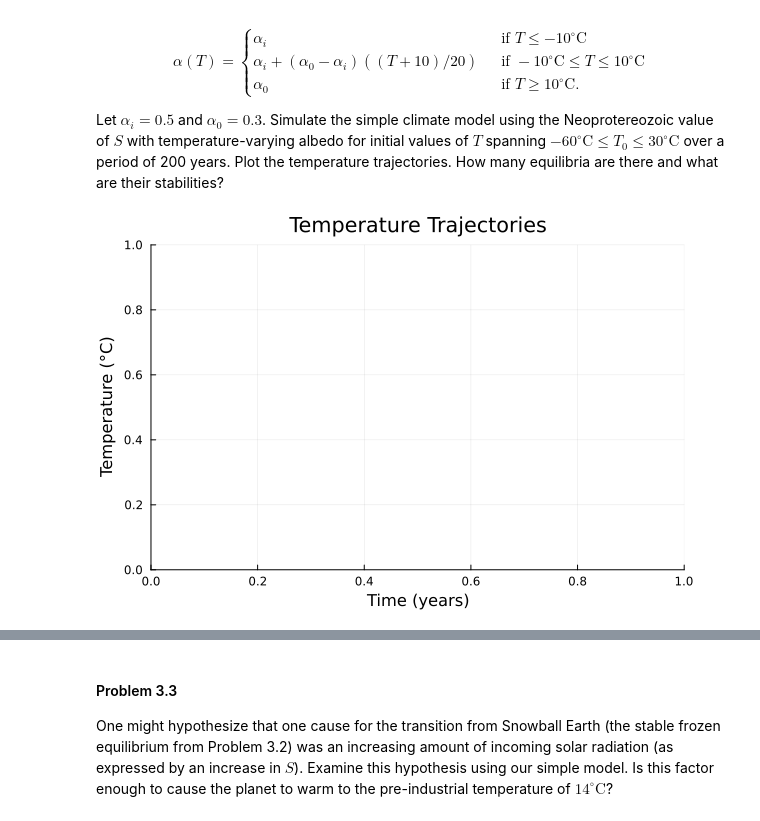
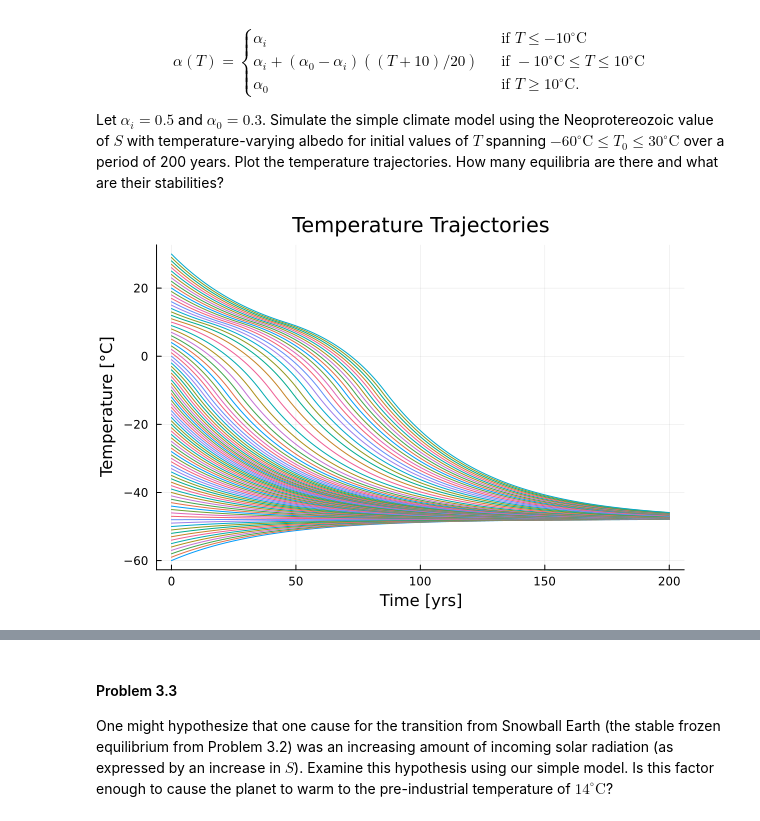
Before and after one commit to BEE4750-FA25/hw2-emma, a Jupyter notebook: hw02.ipynb, the cells around one changed output, grey strips where cells are left out. Drawn from its saved outputs; the diff is of its cells as text; code cells hidden in the pictures.

```diff
--- a/hw02.ipynb
+++ b/hw02.ipynb
@@ -158,42 +184,40 @@ $-60^\circ\text{C} \leq T_0 \leq 30^\circ\text{C}$ over a period of 200
 years. Plot the temperature trajectories. How many equilibria are there
 and what are their stabilities?
 # %%
-deltt = 31556952
+deltt = 1
 S = 1272
 A = 221.2
 B = -1.3
 C = 51
-Tmax = 6307200000
+Tmax = 200
+T₀ = range(-60,30)
 
 function comp_alpha(T)
     if T <= -10
         return 0.5
     elseif T >= 10
         return 0.3
     else
         return 0.5 + (0.3-0.5)*((T+10)/20)
     end
 end
 
 function climate_model(S, A, B, C, T)
     alpha = comp_alpha(T)
     return (((S*(1-alpha))/4)- A + (B * T))/C
 end
 
-function simulate(T₀, S, A, B, C, Tmax, deltt)
-    uh = zeros(Tmax + 1)
-    uh[1] = T₀
-    for t = 1:steps
-        uh[t+1] = uh[t] + deltt * climate_model(S, A, B, C, uh[t])
+p = plot(xlabel="Time [yrs]", ylabel="Temperature [°C]", title="Temperature Trajectories")
+
+for boo in T₀
+    empty = zeros(Tmax + 1)
+    empty[1] = boo
+    for omnom in 1:Tmax
+        empty[omnom+1] = empty[omnom] + deltt * climate_model(S, A, B, C, empty[omnom])
     end
-    return uh
+    plot!(p, 0:Tmax, empty, label = "")
 end
 
-T₀ = -60:1:30
-plot!(climate_model(S, A, B, C, Tmax)
-
-xlabel!("Time (years)")
-ylabel!("Temperature (°C)")
-title!("Temperature Trajectories")
+display(p)
 # %% [output]
-[figure, old version]
+[figure, new version]
```
Also changed, not shown: parts of 11 cells of this notebook, 7 other files.
